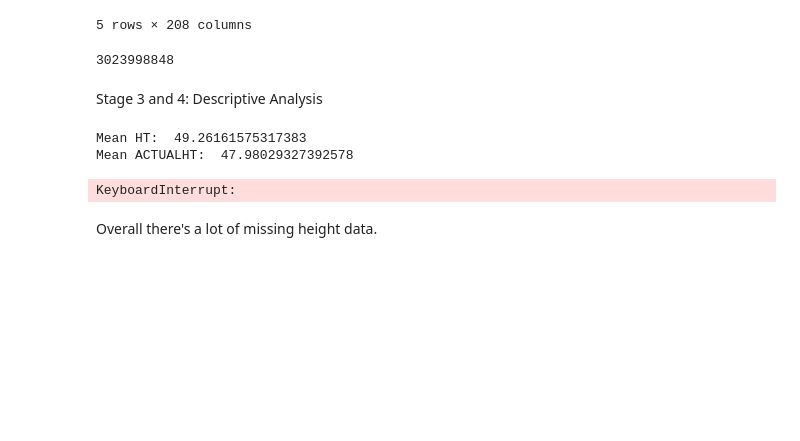
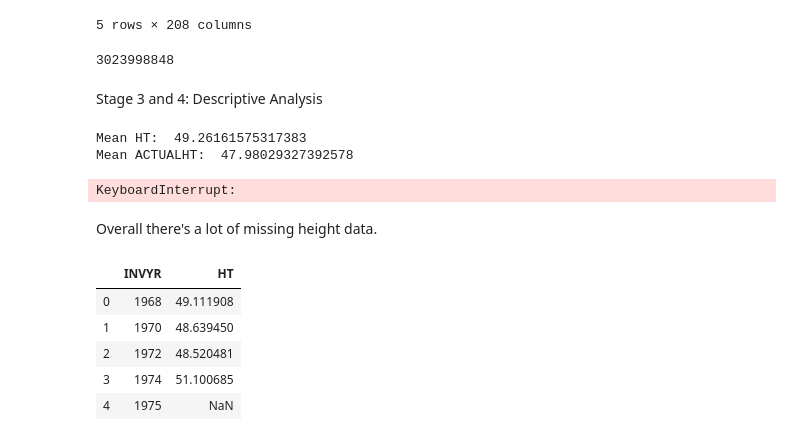
Before and after one commit to yeungjosh/AITP2020-DS-Challenge, a Jupyter notebook: code/data science trees.ipynb, the cells around one changed output. Drawn from its saved outputs; the diff is of its cells as text; code cells hidden in the pictures; blank space fills up the shorter version.

```diff
--- a/code/data science trees.ipynb
+++ b/code/data science trees.ipynb
@@ -334,6 +334,15 @@ KeyboardInterrupt:
 Overall there's a lot of missing height data.
 # %%
 year_means = trees.groupby('INVYR', as_index=False)['HT'].mean()
+# %%
+year_means.head()
+# %% [output]
+|  | INVYR | HT |
+| 0 | 1968 | 49.111908 |
+| 1 | 1970 | 48.639450 |
+| 2 | 1972 | 48.520481 |
+| 3 | 1974 | 51.100685 |
+| 4 | 1975 | NaN |
 # %%
 ax = sns.lineplot(x="INVYR", y="HT",
 
```
Also changed, not shown: parts of 4 cells of this notebook.
